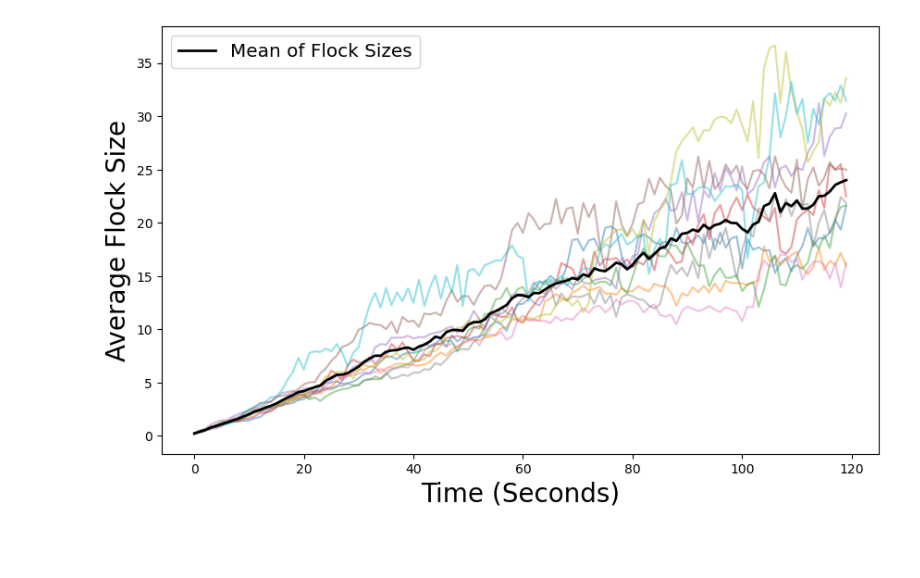
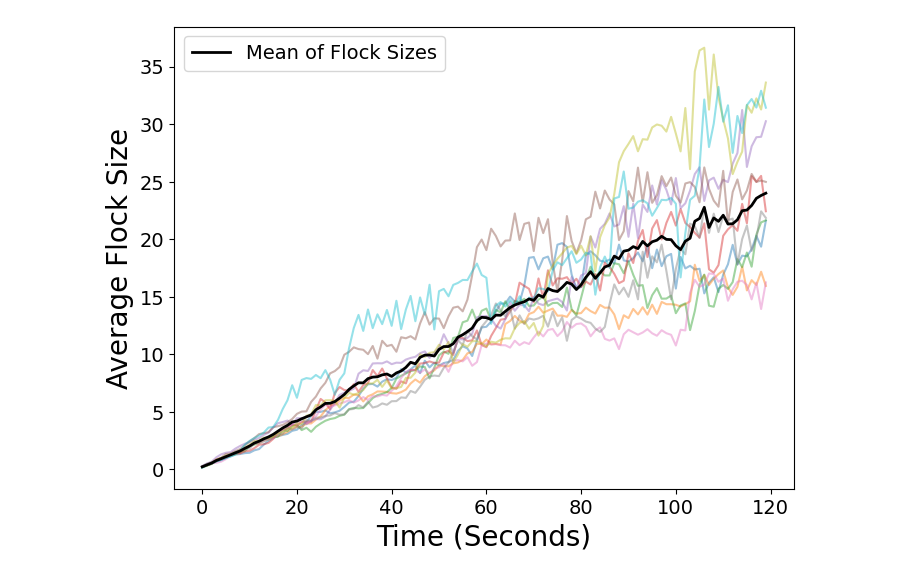
Before and after one commit to orlaghk/Flocking-Drone-Control, a Jupyter notebook: dispersing_model_graphing.ipynb, the cells around one changed output. Saved outputs shown, nothing was run; the diff lists cells and outputs as text; code cells hidden in the pictures; blank space fills up the shorter version.

```diff
--- a/dispersing_model_graphing.ipynb
+++ b/dispersing_model_graphing.ipynb
@@ -3,6 +3,8 @@ import numpy as np
 import matplotlib.pyplot as plt
 from IPython.display import clear_output
 import random
+plt.rcParams['font.size'] = 14
+
 
 np.random.seed(17)      # set the random number generator seed
 
@@ -559,22 +561,22 @@ for t in simulations:
 # %%
 
 # Plot the results
-plt.figure(figsize=(10, 6))
+plt.figure(figsize=(8, 6))
 for t, avg_flock_sizes in zip(simulations, all_flock_sizes):
     plt.plot(range(Nt), avg_flock_sizes, alpha=0.45)  # Make these lines semi-transparent
 
 # Calculate the mean of all_flock_sizes and plot it
 mean_flock_sizes = np.mean(all_flock_sizes, axis=0)
 plt.plot(range(Nt), mean_flock_sizes, color='black', linewidth=2, label='Mean of Flock Sizes')  # This line is fully opaque
 
 plt.xlabel('Time (Seconds)',size=20)
 plt.ylabel('Average Flock Size',size=20)
 plt.title('')
-plt.legend(fontsize='x-large')
+plt.legend()
 
 # Save the figure as a PDF file
 plt.savefig('zero_drones_10x.pdf', format='pdf')
 
 plt.show()
 # %% [output]
-[figure, old version]
+[figure, new version]
```
Also changed, not shown: parts of 4 cells of this notebook, 4 other files.
